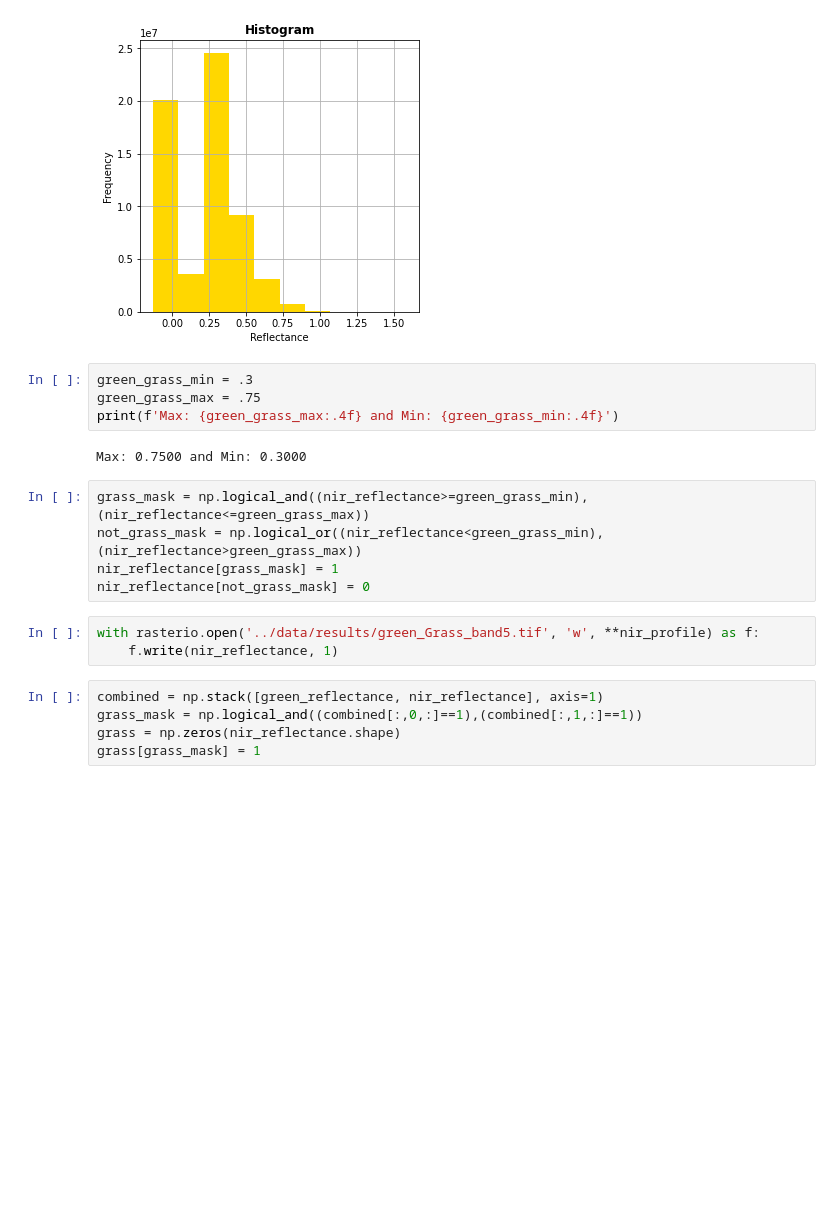
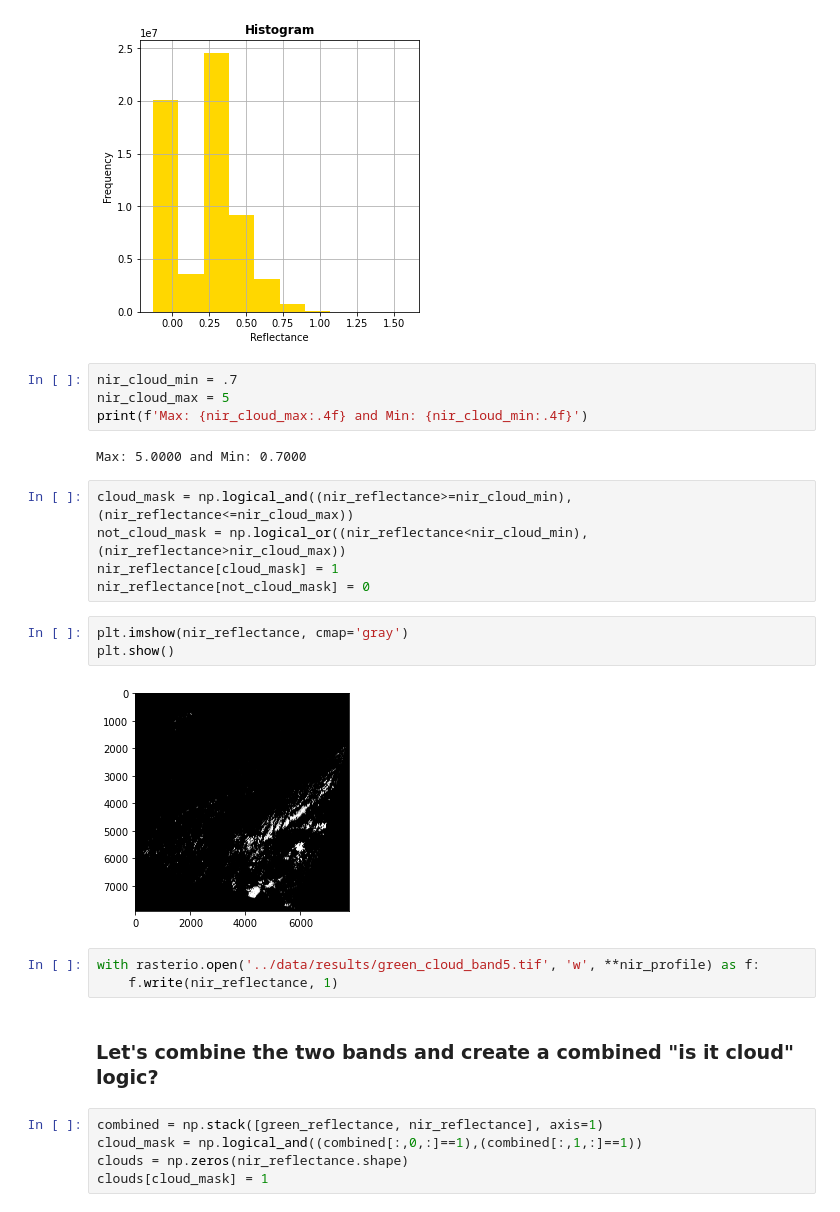
Before and after one commit to cbraswe/physics_remotesensing, a Jupyter notebook: midterm/code/land_classification.ipynb, the cells around one changed output. Drawn from its saved outputs; the diff is of its cells as text; blank space fills up the shorter version.

```diff
--- a/midterm/code/land_classification.ipynb
+++ b/midterm/code/land_classification.ipynb
@@ -282,22 +257,29 @@ plt.show()
 # %% [output]
 [figure]
 # %%
-green_grass_min = .3
-green_grass_max = .75
-print(f'Max: {green_grass_max:.4f} and Min: {green_grass_min:.4f}')
+nir_cloud_min = .7
+nir_cloud_max = 5
+print(f'Max: {nir_cloud_max:.4f} and Min: {nir_cloud_min:.4f}')
 # %% [output]
-Max: 0.7500 and Min: 0.3000
+Max: 5.0000 and Min: 0.7000
 # %%
-grass_mask = np.logical_and((nir_reflectance>=green_grass_min),(nir_reflectance<=green_grass_max))
-not_grass_mask = np.logical_or((nir_reflectance<green_grass_min),(nir_reflectance>green_grass_max))
-nir_reflectance[grass_mask] = 1
-nir_reflectance[not_grass_mask] = 0
+cloud_mask = np.logical_and((nir_reflectance>=nir_cloud_min),(nir_reflectance<=nir_cloud_max))
+not_cloud_mask = np.logical_or((nir_reflectance<nir_cloud_min),(nir_reflectance>nir_cloud_max))
+nir_reflectance[cloud_mask] = 1
+nir_reflectance[not_cloud_mask] = 0
+# %%
+plt.imshow(nir_reflectance, cmap='gray')
+plt.show()
+# %% [output]
+[figure, added]
 # %%
-with rasterio.open('../data/results/green_Grass_band5.tif', 'w', **nir_profile) as f:
+with rasterio.open('../data/results/green_cloud_band5.tif', 'w', **nir_profile) as f:
     f.write(nir_reflectance, 1)
+# %% [markdown]
+### Let's combine the two bands and create a combined "is it cloud" logic?
 # %%
 combined = np.stack([green_reflectance, nir_reflectance], axis=1)
-grass_mask = np.logical_and((combined[:,0,:]==1),(combined[:,1,:]==1))
-grass = np.zeros(nir_reflectance.shape)
-grass[grass_mask] = 1
+cloud_mask = np.logical_and((combined[:,0,:]==1),(combined[:,1,:]==1))
+clouds = np.zeros(nir_reflectance.shape)
+clouds[cloud_mask] = 1
 # %%
```
Also changed, not shown: parts of 54 cells of this notebook, 4 other files.
